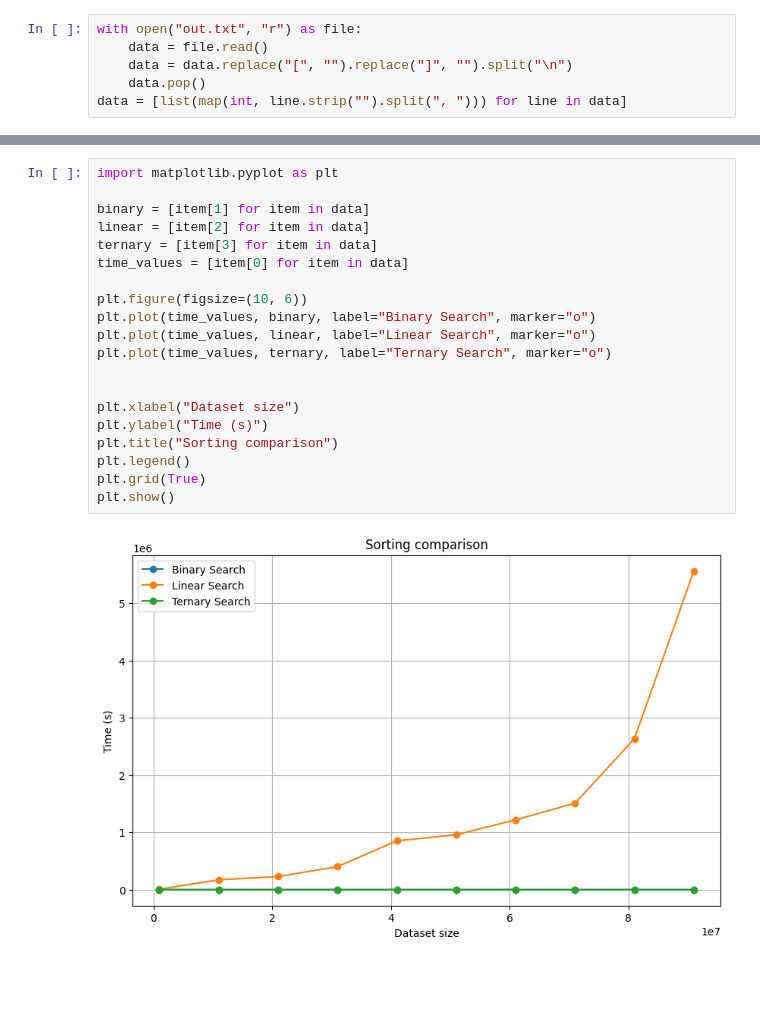
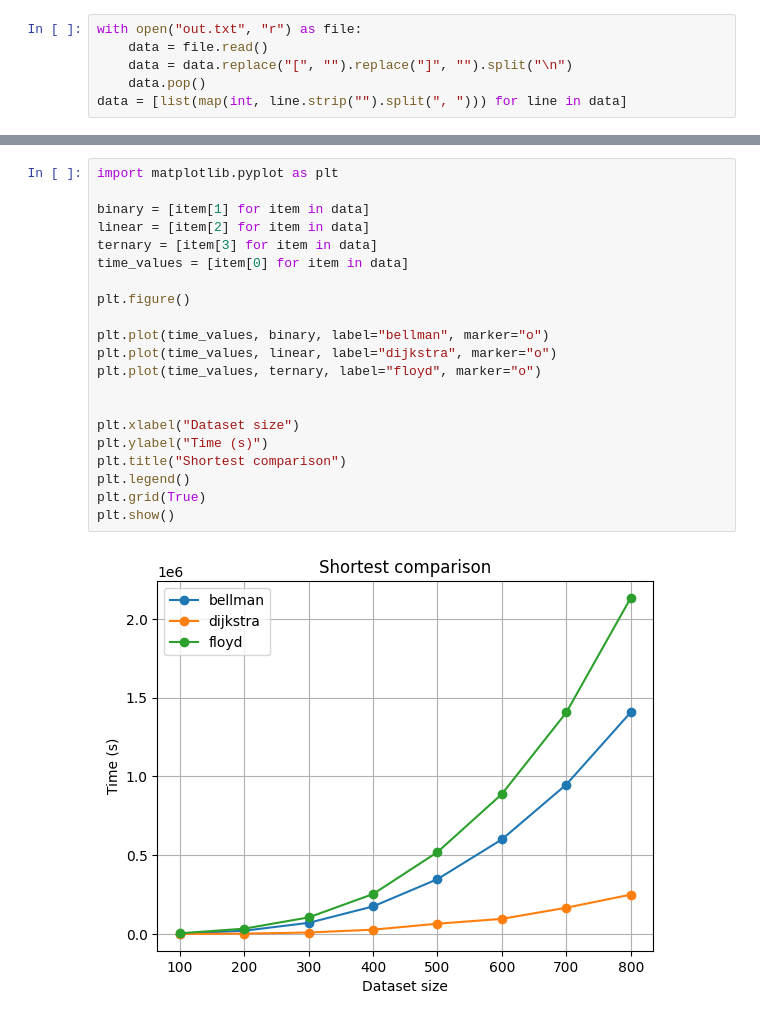
Before and after one commit to Casvad/alda_shortest, a Jupyter notebook: visual.ipynb, the cells around one changed output, grey strips where cells are left out. Saved outputs shown, nothing was run; the diff lists cells and outputs as text; blank space fills up the shorter version.

Commit message:
adding shortest algorithms

```diff
--- a/visual.ipynb
+++ b/visual.ipynb
@@ -40,22 +45,23 @@ data
 # %%
 import matplotlib.pyplot as plt
 
 binary = [item[1] for item in data]
 linear = [item[2] for item in data]
 ternary = [item[3] for item in data]
 time_values = [item[0] for item in data]
 
-plt.figure(figsize=(10, 6))
-plt.plot(time_values, binary, label="Binary Search", marker="o")
-plt.plot(time_values, linear, label="Linear Search", marker="o")
-plt.plot(time_values, ternary, label="Ternary Search", marker="o")
+plt.figure()
+
+plt.plot(time_values, binary, label="bellman", marker="o")
+plt.plot(time_values, linear, label="dijkstra", marker="o")
+plt.plot(time_values, ternary, label="floyd", marker="o")
 
 
 plt.xlabel("Dataset size")
 plt.ylabel("Time (s)")
-plt.title("Sorting comparison")
+plt.title("Shortest comparison")
 plt.legend()
 plt.grid(True)
 plt.show()
 # %% [output]
-[figure, old version]
+[figure, new version]
```
Also changed, not shown: parts of 2 cells of this notebook, 16 other files.
